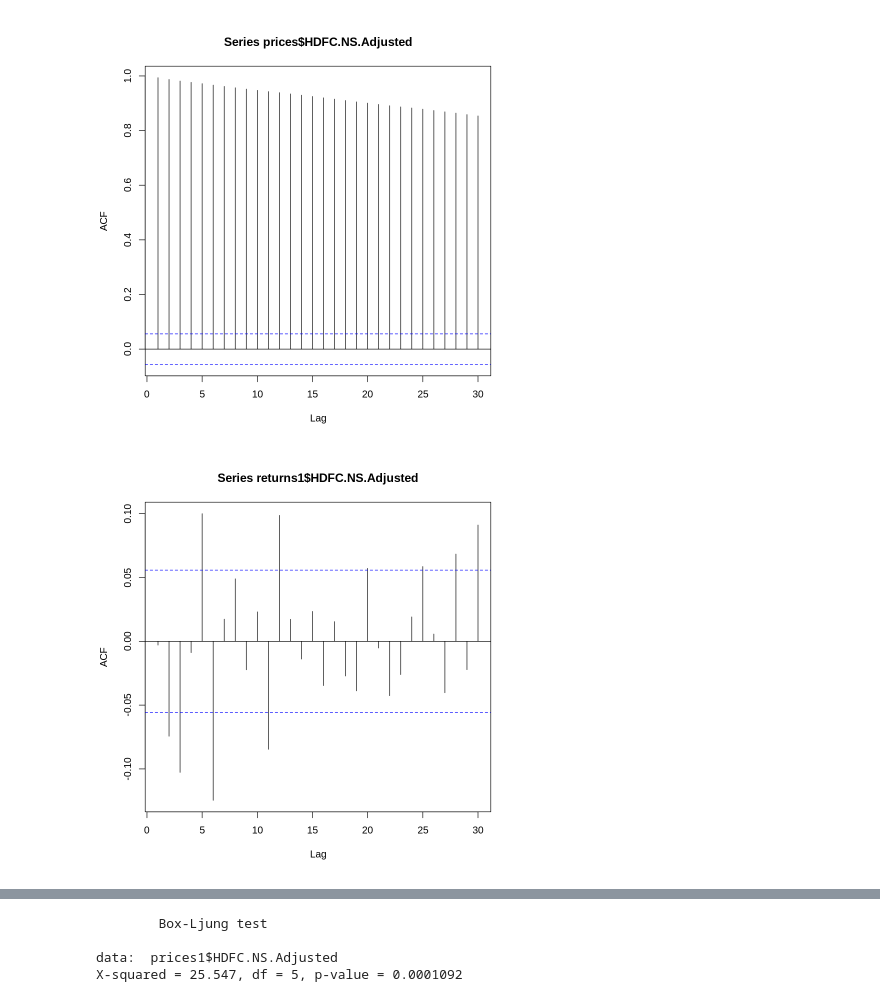
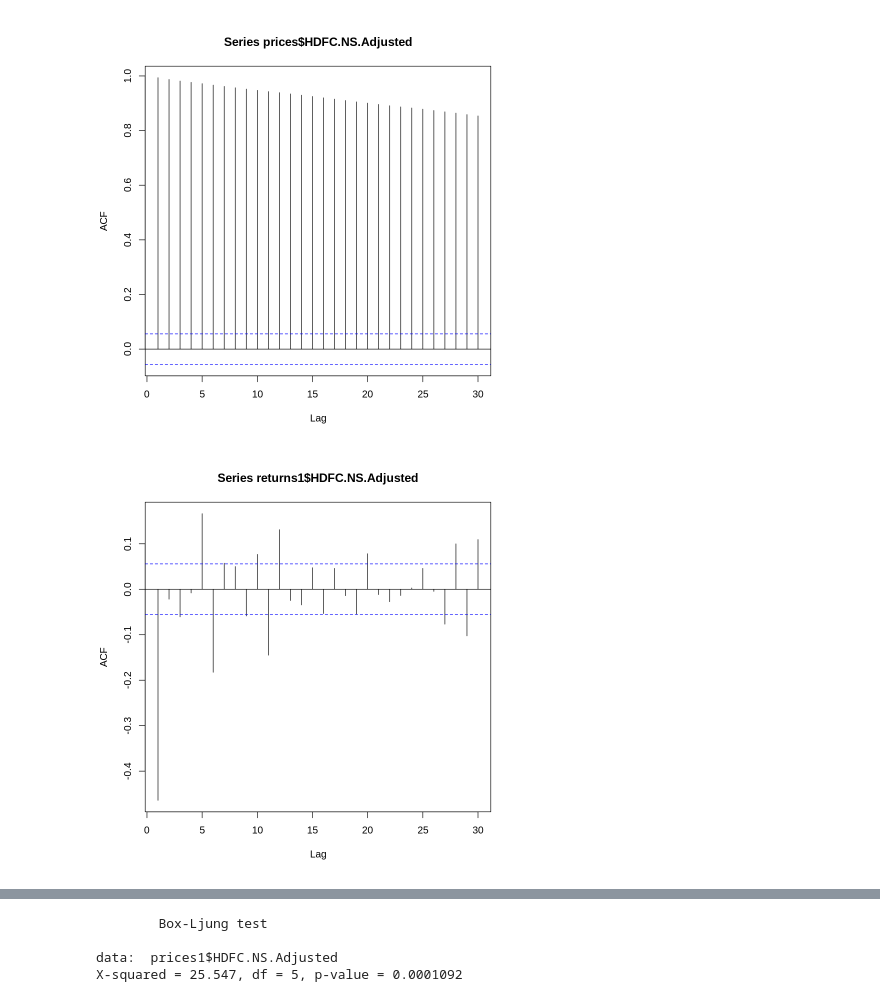
Before and after one commit to ravindrabajpai/sp_forecasting, a Jupyter notebook: r_colab_2.ipynb, the cells around one changed output, grey strips where cells are left out. Saved outputs shown, nothing was run; the diff lists cells and outputs as text; code cells hidden in the pictures.

```diff
--- a/r_colab_2.ipynb
+++ b/r_colab_2.ipynb
@@ -327,9 +327,10 @@ acf(prices$HDFC.NS.Adjusted)
 [figure]
 # %%
 # similarly, finding acf for returns.
-returns1<-na.omit(returns)
+returns1 <- diff(returns)
+returns1<-na.omit(returns1)
 acf(returns1$HDFC.NS.Adjusted)
 # %% [output]
-[figure, old version]
+[figure, new version]
 # %%
 # on the otherhand if we compute ACF on data with trend
```
Also changed, not shown: parts of 3 cells of this notebook.
